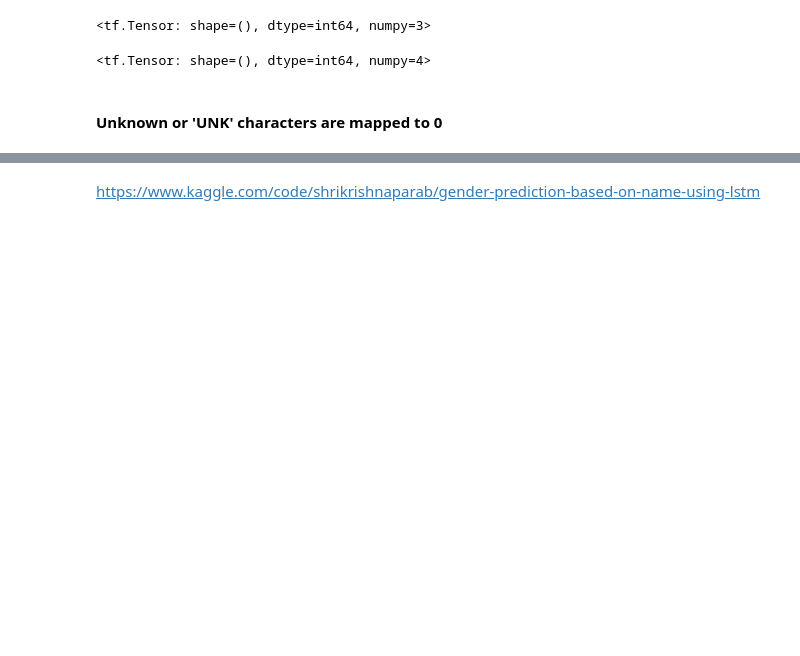
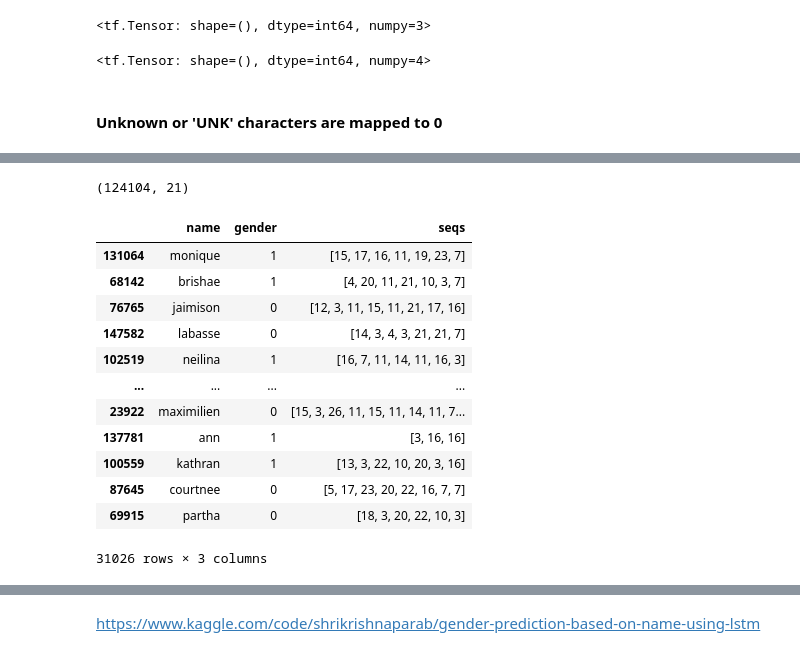
Before and after one commit to 08Aristodemus24/auto-job-app-sender, a Jupyter notebook: apps/experimentation.ipynb, the cells around one changed output, grey strips where cells are left out. Drawn from its saved outputs; the diff is of its cells as text; code cells hidden in the pictures; blank space fills up the shorter version.

```diff
--- a/apps/experimentation.ipynb
+++ b/apps/experimentation.ipynb
@@ -407,0 +457,21 @@ char_to_idx('b')
+# %%
+train_seqs_padded.shape
+# %% [output]
+(124104, 21)
+# %%
+tests["seqs"] = tests['name'].apply(lambda name: [char_to_idx(char).numpy().tolist() for char in name])
+tests
+# %% [output]
+|  | name | gender | seqs |
+| 131064 | monique | 1 | [15, 17, 16, 11, 19, 23, 7] |
+| 68142 | brishae | 1 | [4, 20, 11, 21, 10, 3, 7] |
+| 76765 | jaimison | 0 | [12, 3, 11, 15, 11, 21, 17, 16] |
+| 147582 | labasse | 0 | [14, 3, 4, 3, 21, 21, 7] |
+| 102519 | neilina | 1 | [16, 7, 11, 14, 11, 16, 3] |
+| ... | ... | ... | ... |
+| 23922 | maximilien | 0 | [15, 3, 26, 11, 15, 11, 14, 11, 7... |
+| 137781 | ann | 1 | [3, 16, 16] |
+| 100559 | kathran | 1 | [13, 3, 22, 10, 20, 3, 16] |
+| 87645 | courtnee | 0 | [5, 17, 23, 20, 22, 16, 7, 7] |
+| 69915 | partha | 0 | [18, 3, 20, 22, 10, 3] |
+31026 rows × 3 columns
```
Also changed, not shown: parts of 34 cells of this notebook, 24 other files.
